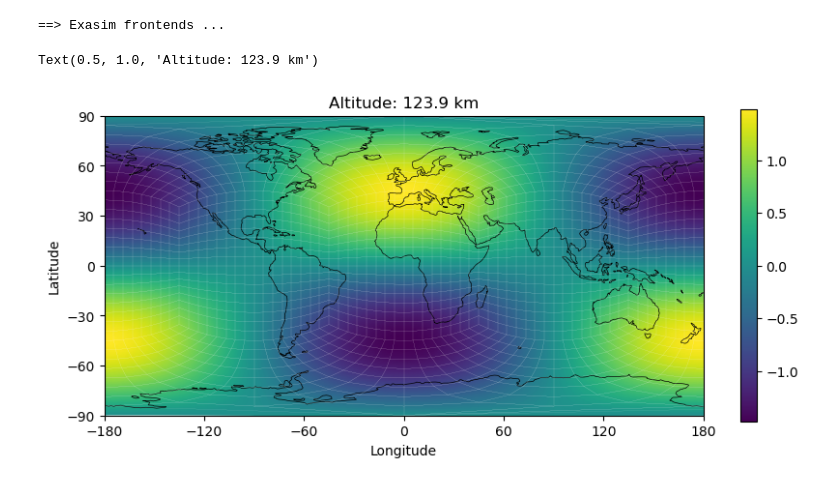
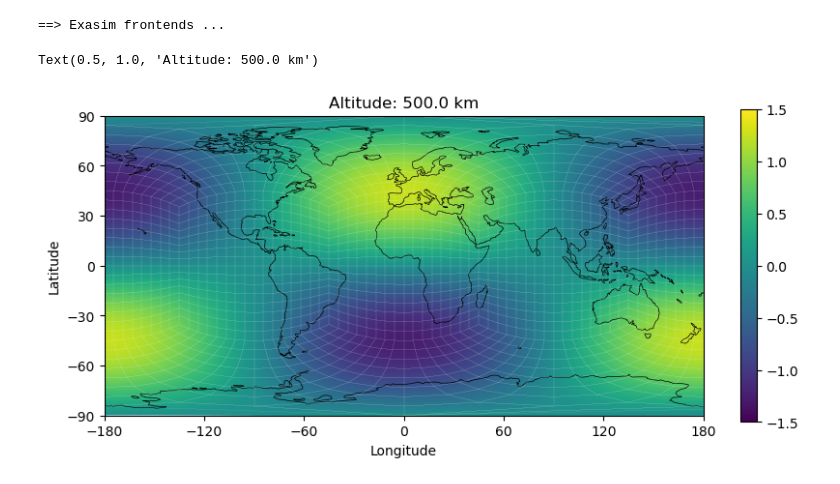
Before and after one commit to jvilaperez/Exasim, a Jupyter notebook: examples/Ionosphere/test3d/postprocessing.ipynb, the cells around one changed output. Saved outputs shown, nothing was run; the diff lists cells and outputs as text; code cells hidden in the pictures.

Commit message:
fix to some visualization functions

```diff
--- a/examples/Ionosphere/test3d/postprocessing.ipynb
+++ b/examples/Ionosphere/test3d/postprocessing.ipynb
@@ -23,10 +23,11 @@ p,t = Postprocessing.getnodes(xdg,master['elemtype'],master['porder'])
 [gam, Ro, piE, piB, piNu, piChem, Diff, piP, R0, R1, H0] = map(float,pde['physicsparam'])
 Re = 6378e3
 # %%
-ilev = 5
+ilev = -1
+# xcg2d, ucg2d, altitude, xgrid = PlotUtilities.getslice(xdg,sol[:,0,:,-1],master,ilev)
 xcg2d, ucg2d, altitude, xgrid = PlotUtilities.getslice(xdg,vdg[:,0,:],master,ilev)
-fig, ax = PlotUtilities.plotslice(xcg2d,ucg2d, xgrid, coastlines=True, coastcolor='k', coastlw=0.5, color='w', lw=0.05)
+fig, ax = PlotUtilities.plotslice(xcg2d,ucg2d, xgrid, coastlines=True, clim=(-1.5,1.5), coastcolor='k', coastlw=0.5, color='w', lw=0.05)
 ax.set_title(f'Altitude: {(altitude*H0 - Re)/1000:.1f} km')
 # %% [output]
-Text(0.5, 1.0, 'Altitude: 123.9 km')
+Text(0.5, 1.0, 'Altitude: 500.0 km')
-[figure, old version]
+[figure, new version]
```
Also changed, not shown: 4 other files.
